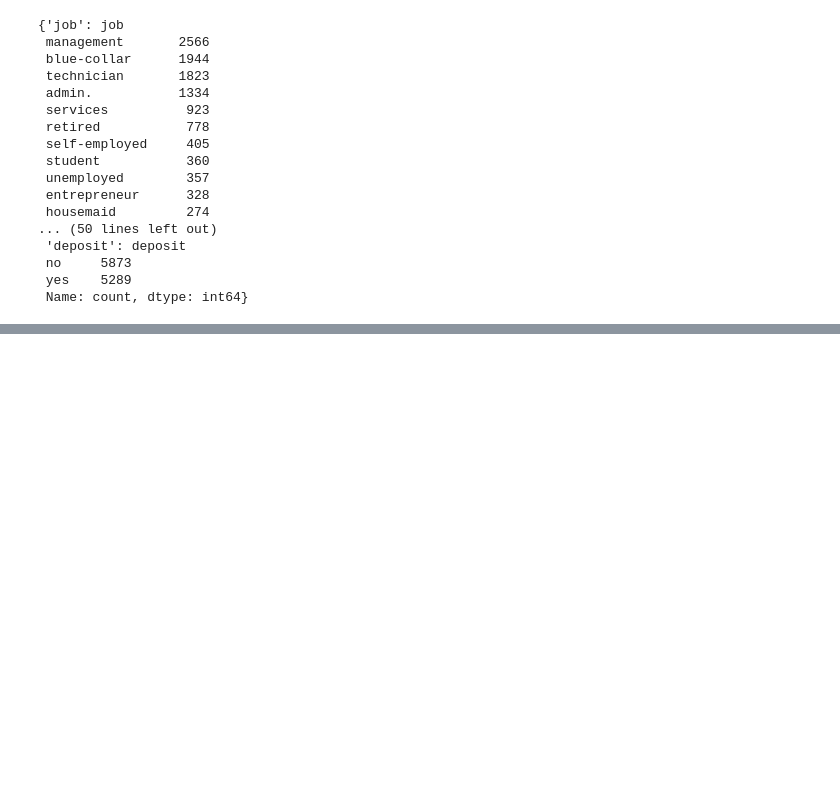
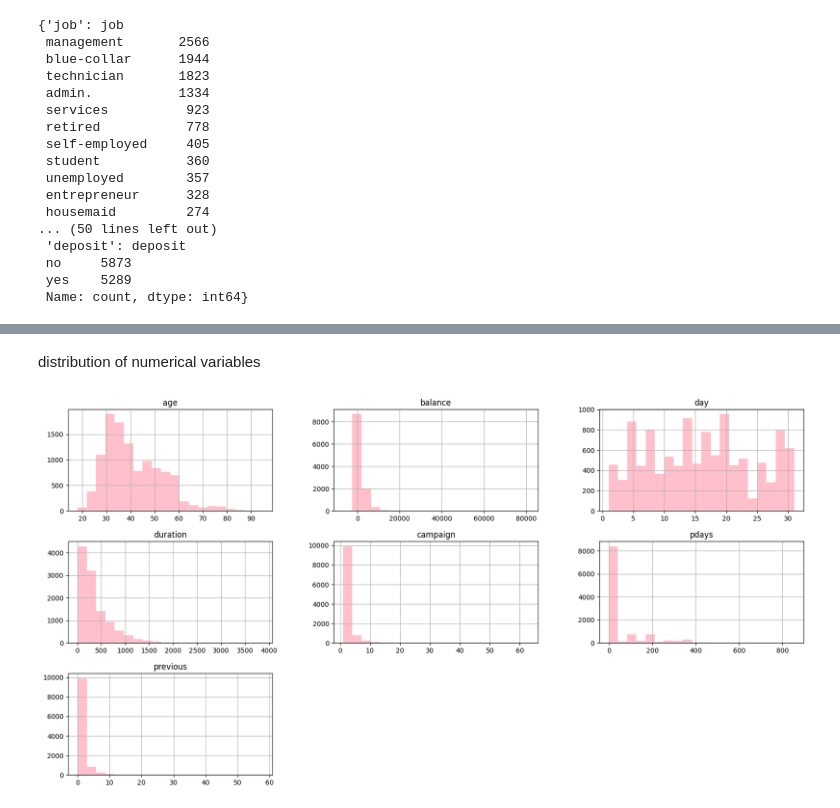
Before and after one commit to mkopanik/Bank_marketing, a Jupyter notebook: bank_marketing.ipynb, the cells around one changed output, grey strips where cells are left out. Saved outputs shown, nothing was run; the diff lists cells and outputs as text; code cells hidden in the pictures; blank space fills up the shorter version.

Commit message:
new charts

```diff
--- a/bank_marketing.ipynb
+++ b/bank_marketing.ipynb
@@ -90,0 +121,7 @@ First impressions:
+# %% [markdown]
+distribution of numerical variables
+# %%
+df.hist(bins=20, figsize=(20,10), color='pink')
+plt.show()
+# %% [output]
+[figure, added]
```
Also changed, not shown: parts of 6 cells of this notebook, 1 other file.
